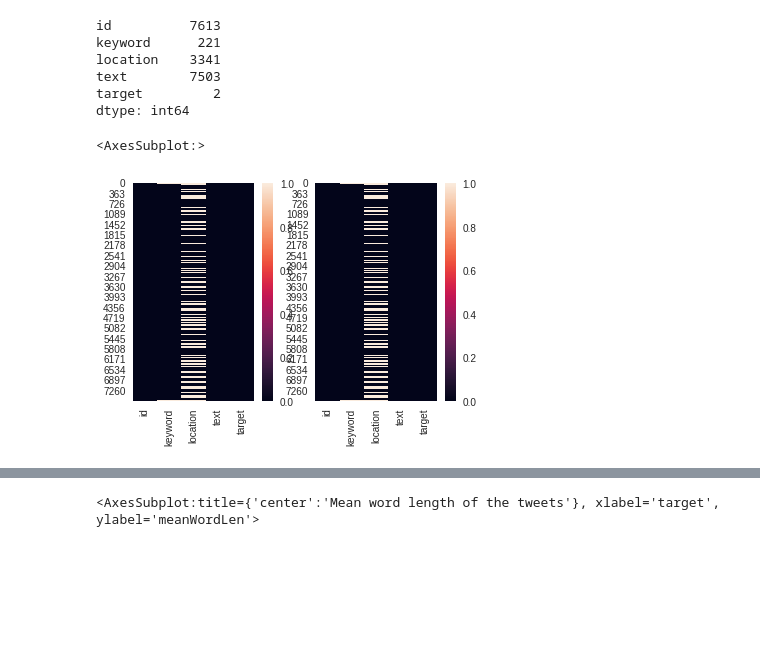
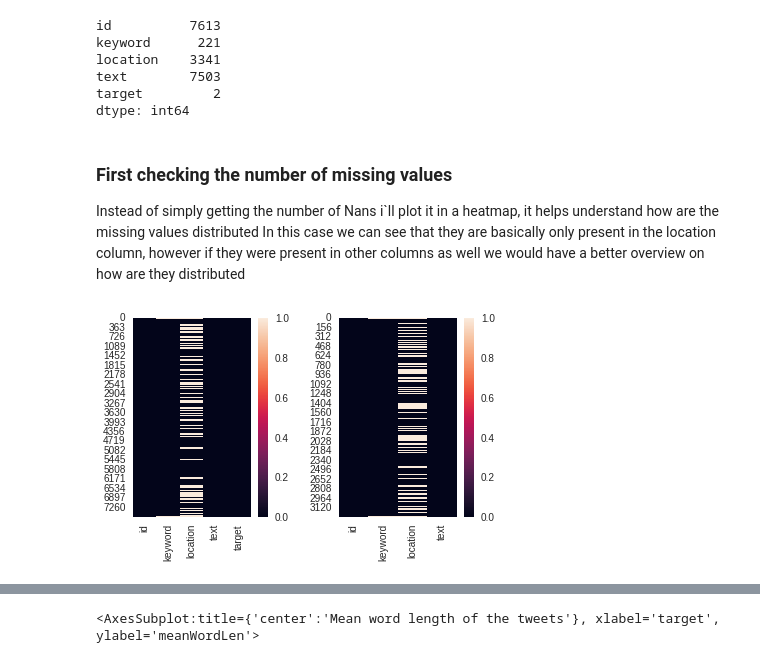
Before and after one commit to RodrigoSoares256/NLP, a Jupyter notebook: Disaster_tweets/disasterTweetsEDA.ipynb, the cells around one changed output, grey strips where cells are left out. Cells and saved outputs as stored; diff of their text form; code cells hidden in the pictures; blank space fills up the shorter version.

```diff
--- a/Disaster_tweets/disasterTweetsEDA.ipynb
+++ b/Disaster_tweets/disasterTweetsEDA.ipynb
@@ -24,8 +24,8 @@ from xgboost import XGBClassifier
 # %% [markdown]
 Dataset loading
 # %%
-train = pd.read_csv('data/train.csv')
-test = pd.read_csv('data/test.csv')
+train = pd.read_csv('../data/train.csv')
+test = pd.read_csv('../data/test.csv')
 # %%
 train.nunique()
 # %% [output]
@@ -35,13 +35,18 @@ location    3341
 text        7503
 target         2
 dtype: int64
+# %% [markdown]
+### First checking the number of missing values
+Instead of simply getting the number of Nans i`ll plot it in a heatmap, it helps understand how are the missing values distributed
+In this case we can see that they are basically only present in the location column, however if they were present in other columns as well we would have a better overview on how are they distributed
 # %%
 nans = train.isna()
 nansTest = test.isna()
 plt.subplot(1,2,1)
 sns.heatmap(nans)
 plt.subplot(1,2,2)
-sns.heatmap(nans)
+sns.heatmap(nansTest)
+plt.tight_layout(pad = 2)
+plt.show()
 # %% [output]
-<AxesSubplot:>
-[figure, old version]
+[figure, new version]
```
Also changed, not shown: parts of 1 cell of this notebook.
